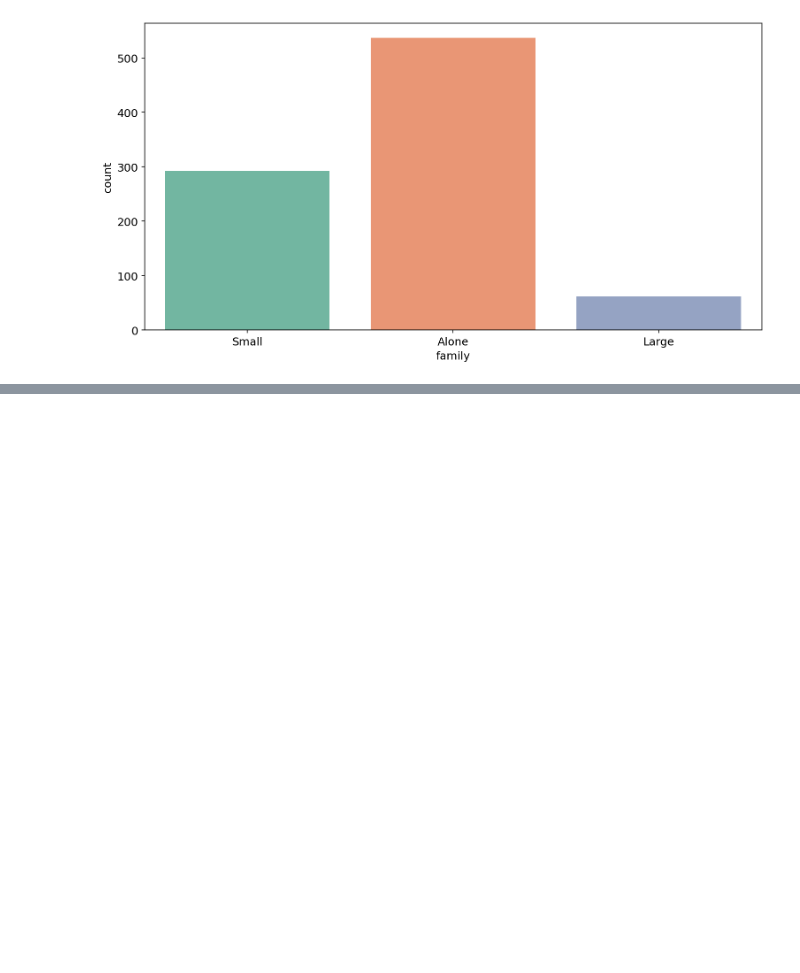
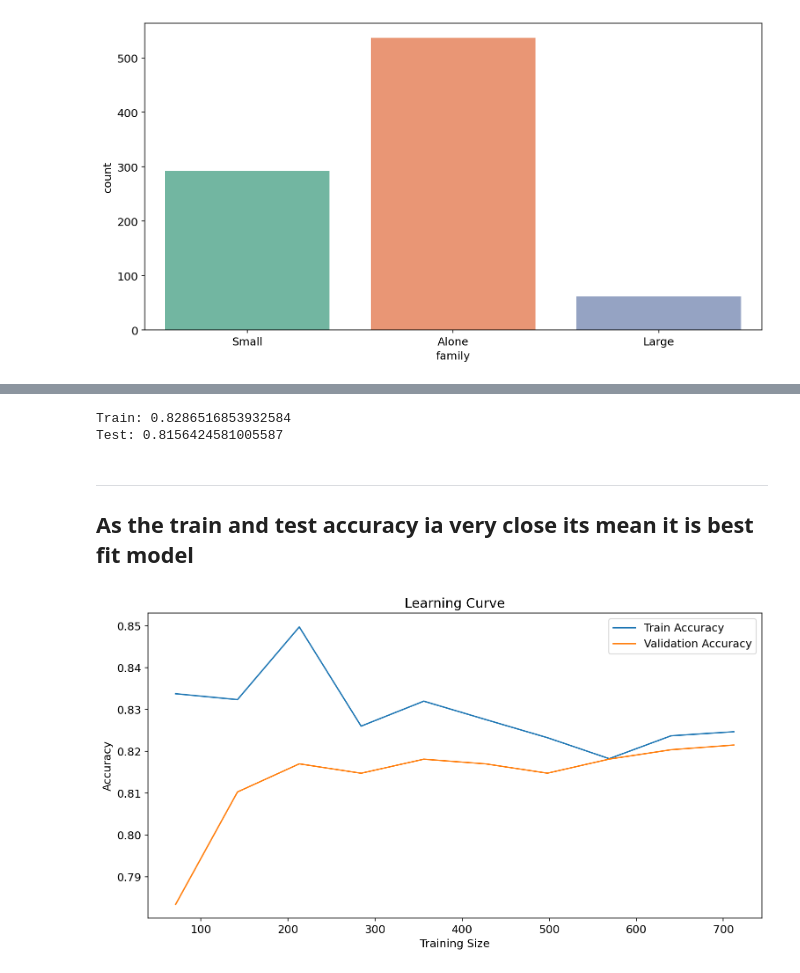
Before and after one commit to Jawad-Muzafar/Machine-Learning, a Jupyter notebook: Titanic Survived Predication/ml.ipynb, the cells around one changed output, grey strips where cells are left out. Drawn from its saved outputs; the diff is of its cells as text; code cells hidden in the pictures; blank space fills up the shorter version.

Commit message:
Model complete

```diff
--- a/Titanic Survived Predication/ml.ipynb
+++ b/Titanic Survived Predication/ml.ipynb
@@ -253,0 +298,21 @@ from sklearn.preprocessing import OneHotEncoder,StandardScaler
+# %%
+# Importing train test split and model selection libraries
+from sklearn.model_selection import train_test_split
+X_train, X_test, y_train, y_test = train_test_split(X, Y, test_size=0.2, random_state=42)
+# %%
+from sklearn.compose import ColumnTransformer
+preprocces = ColumnTransformer(
+    transformers=(
+        ('num', StandardScaler(), numeric_features.columns),
+        ('cat', OneHotEncoder(drop='first', handle_unknown='ignore'), categorical_features.columns)
+    )
+)
+# %%
+from sklearn.ensemble import GradientBoostingClassifier
+from sklearn.linear_model import LogisticRegression
+from sklearn.pipeline import make_pipeline
+pipeline= make_pipeline(
+
+    preprocces,
+    LogisticRegression()
+)
@@ -253,0 +334,2 @@ from sklearn.preprocessing import OneHotEncoder,StandardScaler
+# %%
+pipeline.fit(X_train, y_train)
@@ -253,0 +374,35 @@ from sklearn.preprocessing import OneHotEncoder,StandardScaler
+# %%
+train_acc = pipeline.score(X_train, y_train)
+test_acc = pipeline.score(X_test, y_test)
+
+print("Train:", train_acc)
+print("Test:", test_acc)
+# %% [output]
+Train: 0.8286516853932584
+Test: 0.8156424581005587
+# %% [markdown]
+---
+## As the train and test accuracy ia very close its mean it is best fit model
+# %%
+
+train_sizes, train_scores, val_scores = learning_curve(
+    pipeline, X, Y, cv=5,
+    train_sizes=np.linspace(0.1, 1.0, 10),
+    scoring='accuracy'
+)
+
+# Mean scores
+train_mean = train_scores.mean(axis=1)
+val_mean = val_scores.mean(axis=1)
+
+# Plot
+plt.plot(train_sizes, train_mean, label='Train Accuracy')
+plt.plot(train_sizes, val_mean, label='Validation Accuracy')
+
+plt.xlabel("Training Size")
+plt.ylabel("Accuracy")
+plt.title("Learning Curve")
+plt.legend()
+plt.show()
+# %% [output]
+[figure, added]
```
Also changed, not shown: parts of 13 cells of this notebook.
